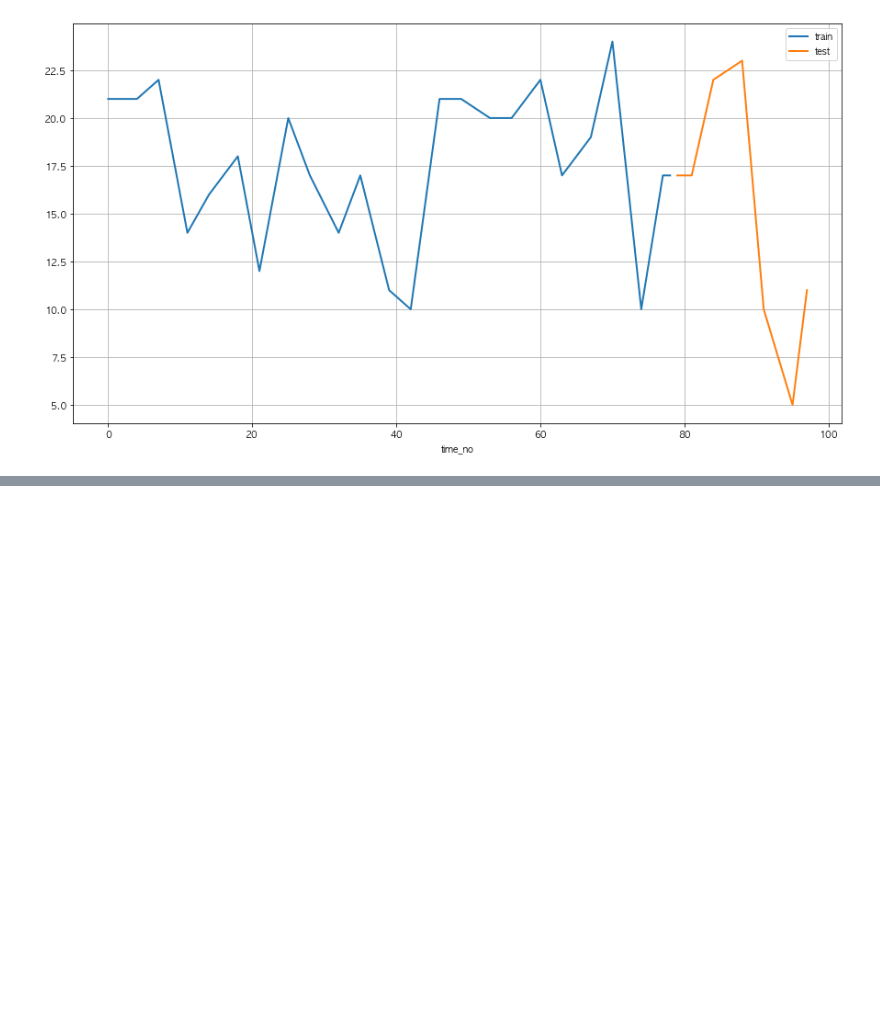
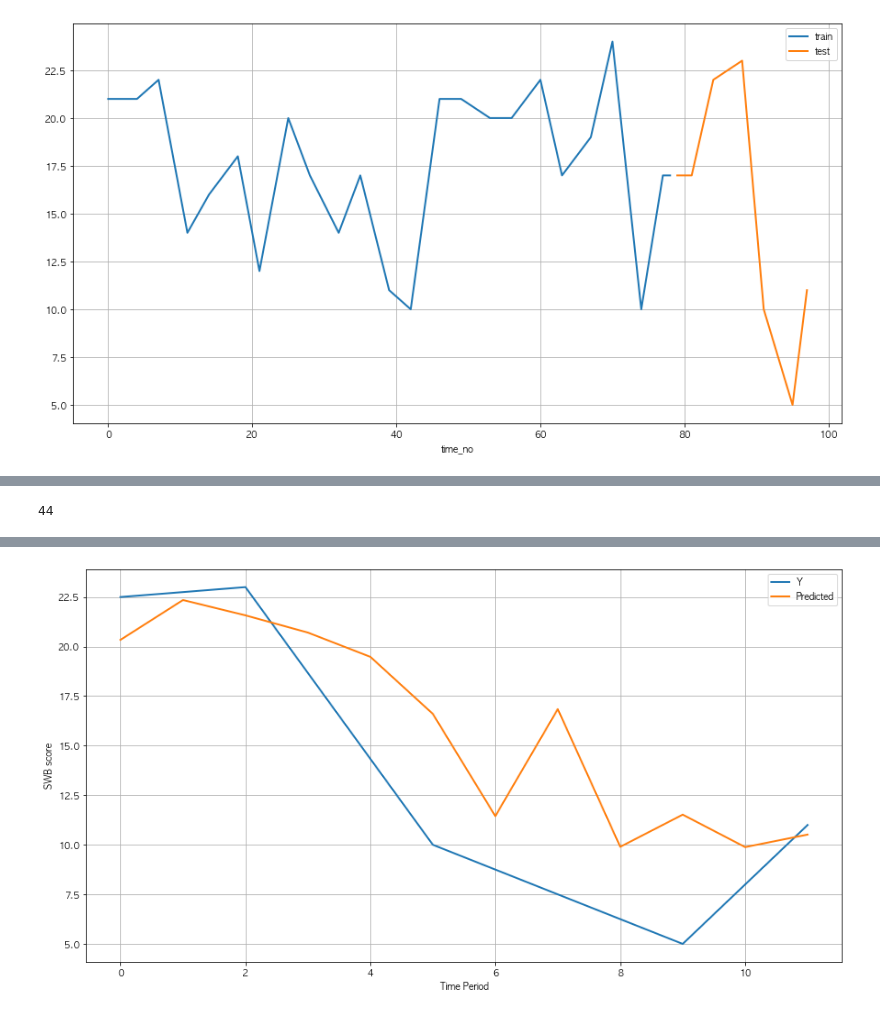
Before and after one commit to sy2399/Smartphone_Analysis, a Jupyter notebook: Code/03. Modeling/01. [SWB]Model Deep.ipynb, the cells around one changed output, grey strips where cells are left out. Saved outputs shown, nothing was run; the diff lists cells and outputs as text; code cells hidden in the pictures; blank space fills up the shorter version.

```diff
--- a/Code/03. Modeling/01. [SWB]Model Deep.ipynb
+++ b/Code/03. Modeling/01. [SWB]Model Deep.ipynb
@@ -442,3 +404,0 @@ swb[swb['time_no']==split_timeNo].head() # 2017/11/27 까지 Train
-# %%
-swb_df = swb[features+y_col]
-swb_df.head()
@@ -521,0 +481,15 @@ train_sc_df.head(13)
+# %%
+sample_train = sample_train.values
+sample_test = sample_test.values
+
+# train Parameters
+seq_length = 7 # == timesteps ==> 이전 7일의 데이터로 8일 째의 SWB 를 예측하겠다.
+data_dim = sample_train.shape[1]
+hidden_dim = 10
+output_dim = 1
+learning_rate = 0.01
+iterations = 10000
+
+## Sliding Window
+trainX, trainY = build_dataset(sample_train, seq_length)
+testX, testY = build_dataset(sample_test, seq_length)
@@ -521,0 +514,4 @@ train_sc_df.head(13)
+# %%
+data_dim
+# %% [output]
+44
@@ -521,0 +545,29 @@ train_sc_df.head(13)
+# %%
+with tf.Session() as sess:
+    init = tf.global_variables_initializer()
+    sess.run(init)
+
+    # Training step
+    for i in range(iterations):
+        _, step_loss = sess.run([train, loss], feed_dict={
+                                X: trainX, Y: trainY})
+        print("[step: {}] loss: {}".format(i, step_loss))
+
+    # Test step
+    test_predict = sess.run(Y_pred, feed_dict={X: testX})
+    rmse_val = sess.run(rmse, feed_dict={
+                    targets: testY, predictions: test_predict})
+    print("RMSE: {}".format(rmse_val))
+
+    # Plot predictions
+
+    ax = plt.plot(testY)
+    plt.plot(test_predict)
+    plt.legend(['Y', 'Predicted'])
+
+#     plt.plot(testY)
+#     plt.plot(test_predict)
+    plt.xlabel("Time Period")
+    plt.ylabel("SWB score")
+    plt.show()
+# %% [output]
@@ -521,0 +591 @@ train_sc_df.head(13)
+[figure, added]
```
Also changed, not shown: parts of 18 cells of this notebook.
